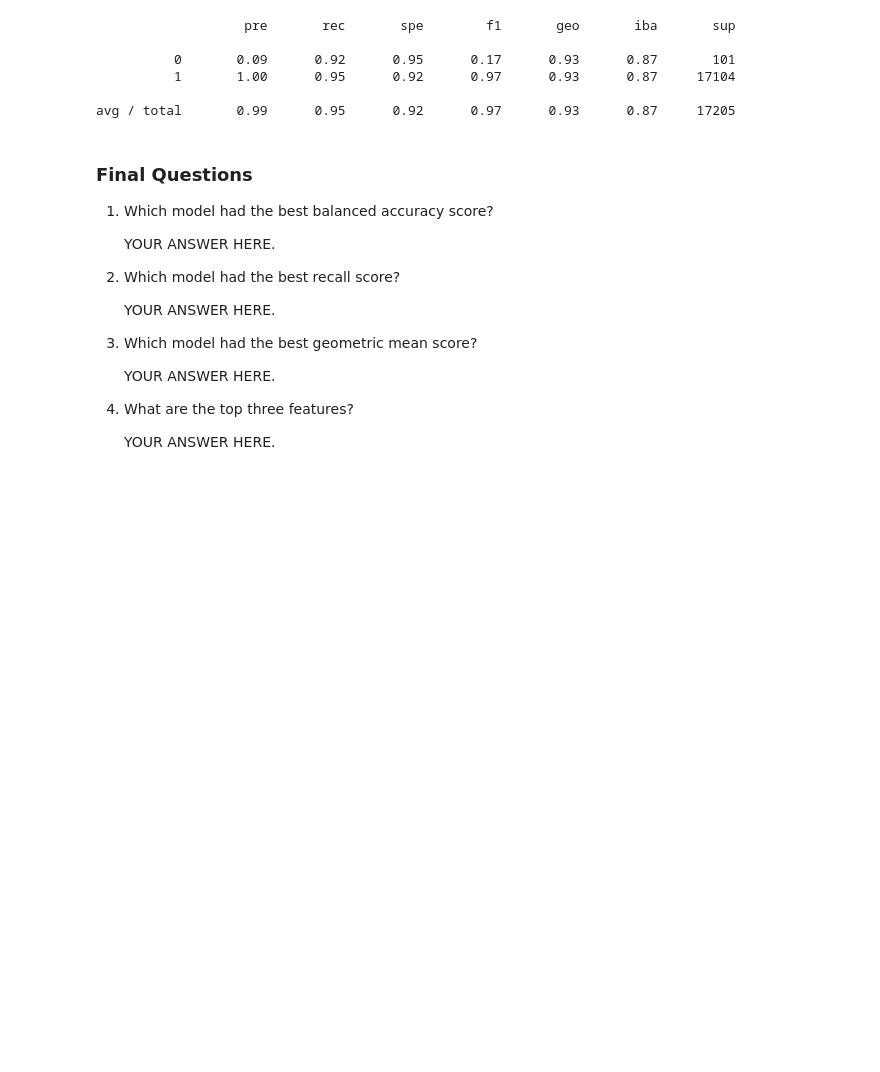
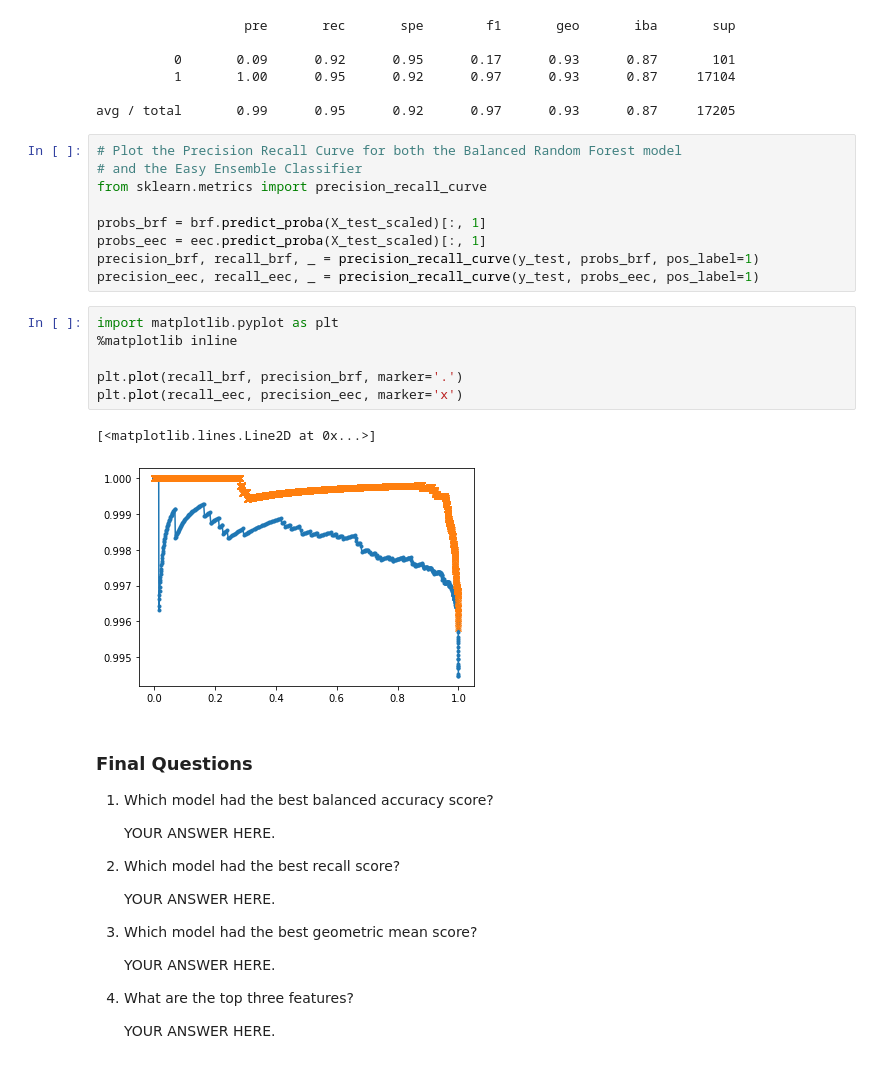
Before and after one commit to vincent-l-j/risky-business, a Jupyter notebook: src/credit_risk_ensemble.ipynb, the cells around one changed output. Cells and saved outputs as stored; diff of their text form; blank space fills up the shorter version.

Commit message:
Plot the Precision Recall Curve for both classifiers

```diff
--- a/src/credit_risk_ensemble.ipynb
+++ b/src/credit_risk_ensemble.ipynb
@@ -195,6 +195,24 @@ print(classification_report_imbalanced(y_test, y_pred))
           1       1.00      0.95      0.92      0.97      0.93      0.87     17104
 
 avg / total       0.99      0.95      0.92      0.97      0.93      0.87     17205
+# %%
+# Plot the Precision Recall Curve for both the Balanced Random Forest model
+# and the Easy Ensemble Classifier
+from sklearn.metrics import precision_recall_curve
+
+probs_brf = brf.predict_proba(X_test_scaled)[:, 1]
+probs_eec = eec.predict_proba(X_test_scaled)[:, 1]
+precision_brf, recall_brf, _ = precision_recall_curve(y_test, probs_brf, pos_label=1)
+precision_eec, recall_eec, _ = precision_recall_curve(y_test, probs_eec, pos_label=1)
+# %%
+import matplotlib.pyplot as plt
+%matplotlib inline
+
+plt.plot(recall_brf, precision_brf, marker='.')
+plt.plot(recall_eec, precision_eec, marker='x')
+# %% [output]
+[<matplotlib.lines.Line2D at 0x...>]
+[figure, added]
 # %% [markdown]
 ### Final Questions
 
```
